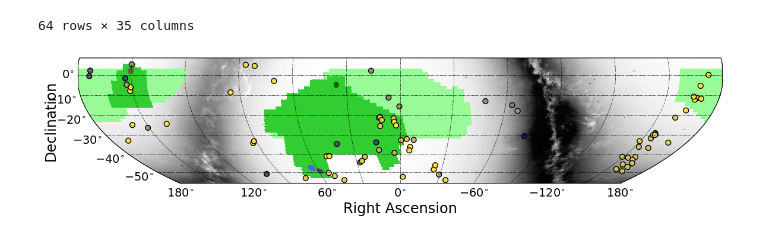
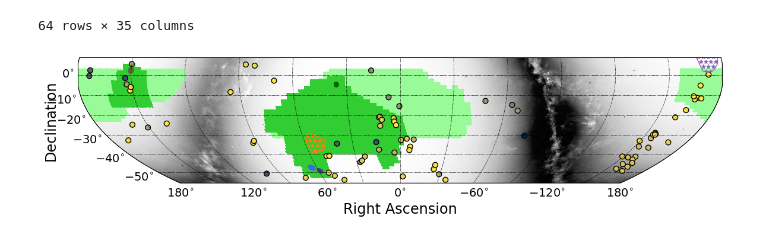
Before and after one commit to Dynamics-Penn/roman-nearfield, a Jupyter notebook: notebooks/ccs_footprints_nbgs.ipynb, the cells around one changed output. Saved outputs shown, nothing was run; the diff lists cells and outputs as text; code cells hidden in the pictures.

```diff
--- a/notebooks/ccs_footprints_nbgs.ipynb
+++ b/notebooks/ccs_footprints_nbgs.ipynb
@@ -410,6 +579,26 @@ cm = ListedColormap([col_dict[x] for x in col_dict.keys()])
 # Let's also define the description of each category : 1 (blue) is Sea; 2 (red) is burnt, etc... Order should be respected here ! Or using another dict maybe could help.
 labels = np.array(["HLWAS WIDE", "HLWAS MEDIUM", "GPS"])
 len_lab = len(labels)
+# %%
+vhull_buffer = 1.
+
+vhull = ConvexHull(np.vstack([vgals.icrs.ra.deg, vgals.icrs.dec.deg]).T)
+vhull.close()
+vhull_edges = vhull.points[vhull.vertices]
+vhull_poly = Polygon(vhull_edges)
+vhull_buffer_poly = vhull_poly.buffer(vhull_buffer, quad_segs=8)
+vhull_buffer_poly_edges = np.array(list(vhull_buffer_poly.boundary.coords))
+vhull_buffer_poly_path = vhull_buffer_poly_edges[np.arange(vhull_buffer_poly_edges.shape[0]+1) % vhull_buffer_poly_edges.shape[0]]
+
+fhull_buffer = 1.
+
+fhull = ConvexHull(np.vstack([fgals.icrs.ra.deg, fgals.icrs.dec.deg]).T)
+fhull.close()
+fhull_edges = fhull.points[fhull.vertices]
+fhull_poly = Polygon(fhull_edges)
+fhull_buffer_poly = fhull_poly.buffer(fhull_buffer, quad_segs=8)
+fhull_buffer_poly_edges = np.array(list(fhull_buffer_poly.boundary.coords))
+fhull_buffer_poly_path = fhull_buffer_poly_edges[np.arange(fhull_buffer_poly_edges.shape[0]+1) % fhull_buffer_poly_edges.shape[0]]
 # %%
 # read in healpix Gaia map
 filename = DATA_DIR / 'gaia_stellar_density_map_G_21_gal_nside_128_v0.fits'
@@ -419,7 +608,7 @@ gaiamap -= np.min(gaiamap)
 scale = np.std(gaiamap)*0.2
 scaled_gmap = np.arcsinh(gaiamap/scale)
 
-combined_map=get_footprint(coords='C')
+combined_map_cel=get_footprint(coords='C')
 #combined_map=change_coord(combined_map, ['G', 'C'])
 
 alph=1.0
@@ -430,7 +619,7 @@ sp = skyproj.sp = skyproj.McBrydeSkyproj(ax=ax, extent=[-180,180, -90, 90],  lon
 sp.draw_hpxmap(scaled_gmap,alpha=0.9,cmap='gray_r',vmin=0.5,vmax=5.0)
 
 
-im, _, _, _ = sp.draw_hpxmap(combined_map, lon_range=(-180,180), lat_range=(-90, 90), alpha=alph, vmin=1, vmax=3, cmap=cm)
+im, _, _, _ = sp.draw_hpxmap(combined_map_cel, lon_range=(-180,180), lat_range=(-90, 90), alpha=alph, vmin=1, vmax=3, cmap=cm)
 
 # Add coordinates for GTBDS and HLTDS
 gbtds_one = astropy.coordinates.SkyCoord('17h50m16.8700s', '-28d41m11.10s')
@@ -452,32 +641,34 @@ sp.circle(euclid_s_deep.ra.value, euclid_s_deep.dec.value, 2.5/2, label='HLTDS E
 #HLWAS DEEP
 sp.circle(hlwas_cosmos.ra.value, hlwas_cosmos.dec.value, 3.1/2, label='HLWAS DEEP COSMOS', alpha=alph, fill=True, color='darkolivegreen')
 sp.circle(hlwas_xmm.ra.value, hlwas_xmm.dec.value, 2.5/2, label='HLWAS DEEP XMM-LSS', alpha=alph, color='darkgreen', fill=True)
 
 plot_galaxies(sp,radec=True)
 
+sp.ax.add_patch(mpatches.PathPatch(mpath.Path(sp.ax.projection.transform_points(*tuple(vhull_buffer_poly_path.T))), facecolor='tab:purple', edgecolor="tab:purple", fill=False, hatch='**'))
+sp.ax.add_patch(mpatches.PathPatch(mpath.Path(sp.ax.projection.transform_points(*tuple(fhull_buffer_poly_path.T))), facecolor='tab:orange', edgecolor="tab:orange", fill=False, hatch='**'))
+
 #make legend
 
 patch_HLWAS_w = mpatches.Patch(color=col_dict[1], label='HLWAS WIDE')
 patch_HLWAS_m = mpatches.Patch(color=col_dict[2], label='HLWAS MEDIUM')
 patch_GPS = mpatches.Patch(color=col_dict[3], label='GPS')
-
 
 handles, labels = sp.ax.get_legend_handles_labels()
 #handles.extend([patch_HLWAS_w, patch_HLWAS_m, patch_GPS])
 shandles = handles[0:5]
 shandles.extend([patch_HLWAS_m,patch_HLWAS_w])
 shandles.extend([patch_GPS])
 shandles.extend(handles[5:])
 
 box = ax.get_position()
 ax.set_position([box.x0, box.y0 + box.height * 0.1,
                  box.width, box.height * 0.9])
 
 #sp.legend(handles=shandles, loc='lower center', ncol=4, bbox_to_anchor=(0, -0.35, 1.0, 0.55), fontsize=12)
 
 sp.ax.tick_params(axis="x", labelsize=14)
 sp.ax.tick_params(axis="y", labelsize=14)
 
 plt.show();
 # %% [output]
-[figure, old version]
+[figure, new version]
```
Also changed, not shown: parts of 14 cells of this notebook, 1 other file.
